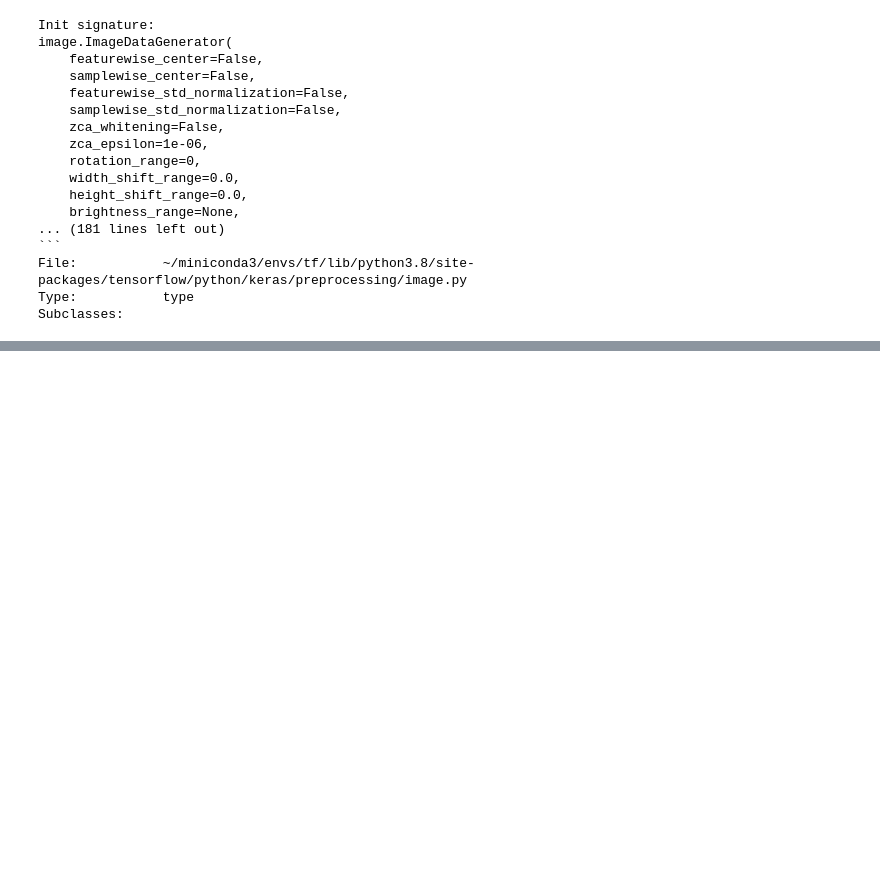
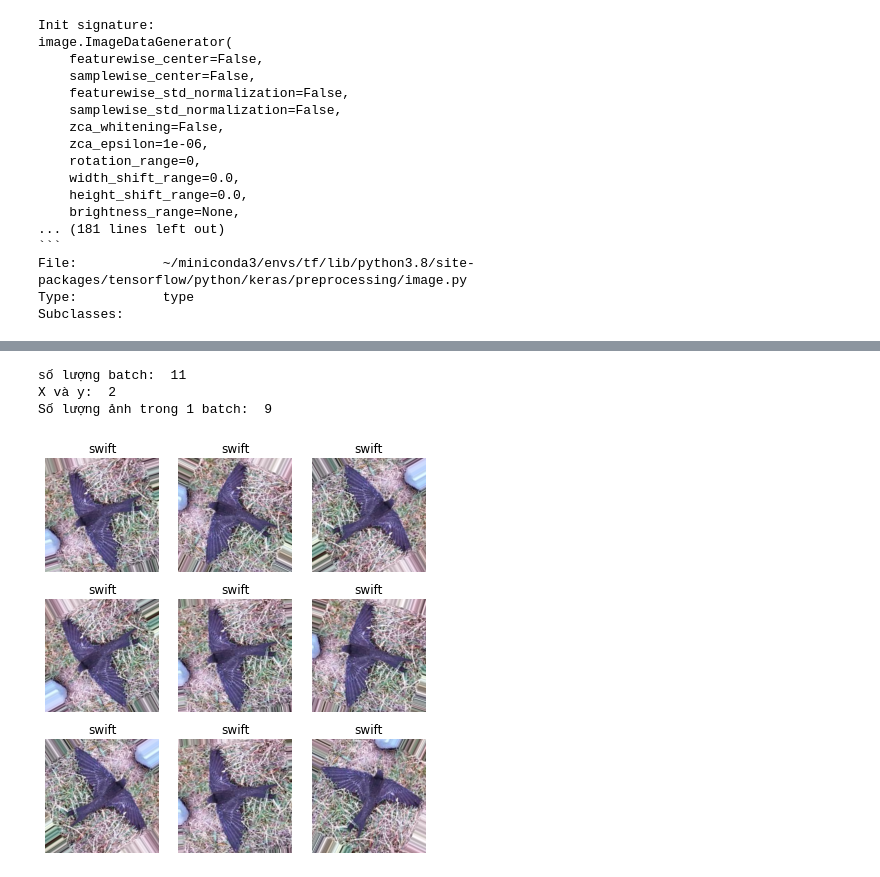
Before and after one commit to ddpham/TFExam, a Jupyter notebook: nbs/image/image_dataset_advanced.ipynb, the cells around one changed output, grey strips where cells are left out. Drawn from its saved outputs; the diff is of its cells as text; code cells hidden in the pictures; blank space fills up the shorter version.

```diff
--- a/nbs/image/image_dataset_advanced.ipynb
+++ b/nbs/image/image_dataset_advanced.ipynb
@@ -239,0 +473,12 @@ NameError: name 'train_ds' is not defined
+# %%
+data_generator = image.ImageDataGenerator(
+    rotation_range=120
+    , rescale=1./255
+    , fill_mode='nearest' # phản chiếu lại ảnh nếu ảnh bị trống khi xoay ảnh
+)
+sample = data_generator.flow_from_directory(
+    directory=f'{path}/sw/train'
+    , batch_size=9
+    , shuffle=True
+    , target_size=(224, 224)
+)
@@ -239,0 +493,19 @@ NameError: name 'train_ds' is not defined
+# %%
+print('số lượng batch: ',len(sample), '\nX và y: ', len(sample[0]), '\nSố lượng ảnh trong 1 batch: ', len(sample[0][0]))
+# %% [output]
+số lượng batch:  11
+X và y:  2
+Số lượng ảnh trong 1 batch:  9
+# %%
+repeat_images = [sample[1][0][0] for i in range(10)]
+label = list(sample.class_indices.keys())[np.int8(sample[0][1][0][1])]
+# %%
+figure = plt.figure(figsize=(6, 6))
+for i in range(9):
+    plt.subplot(3, 3, i+1)
+    plt.imshow(repeat_images[i])
+    plt.title(label)
+    plt.axis('off')
+    plt.tight_layout()
+# %% [output]
+[figure, added]
```
Also changed, not shown: parts of 121 cells of this notebook.
